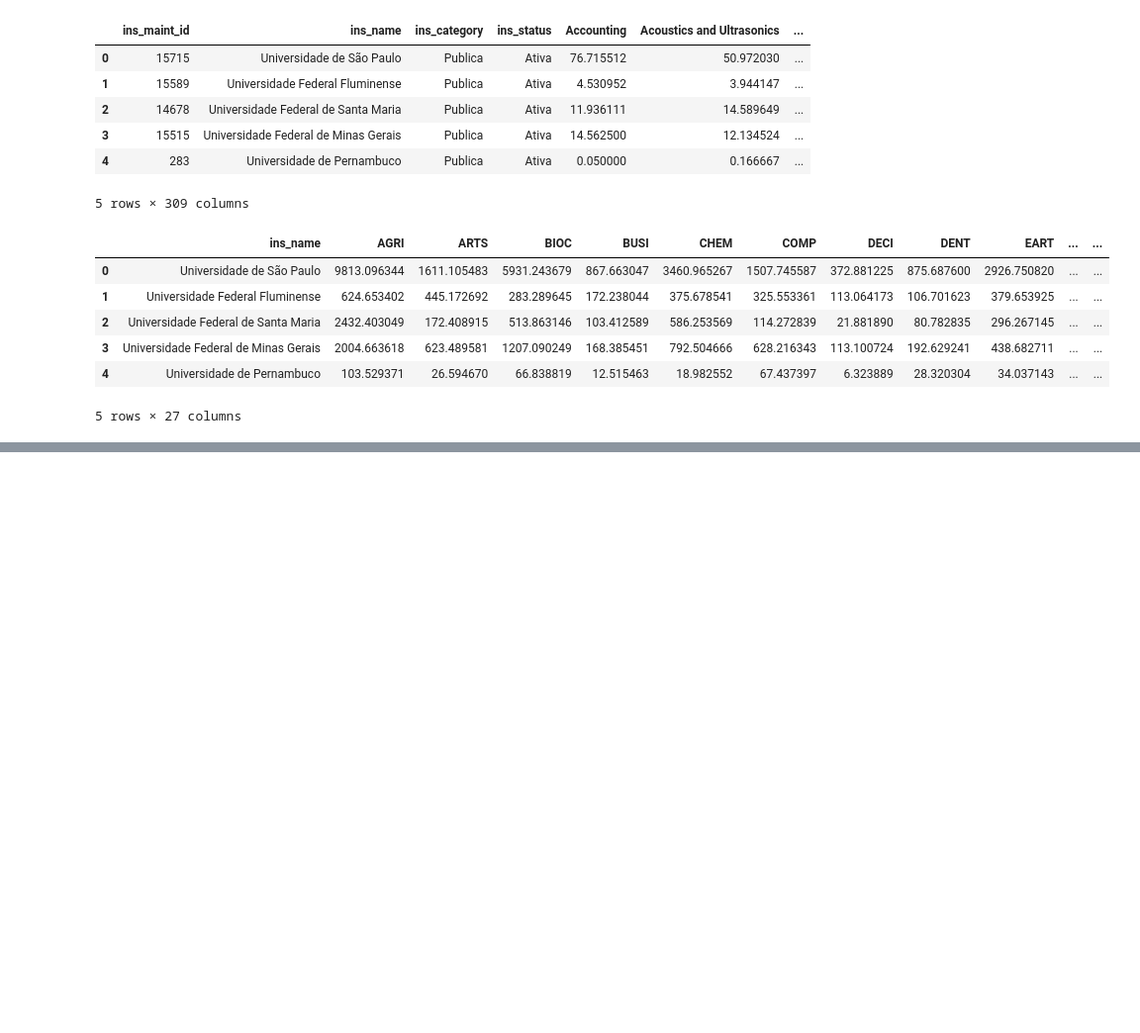
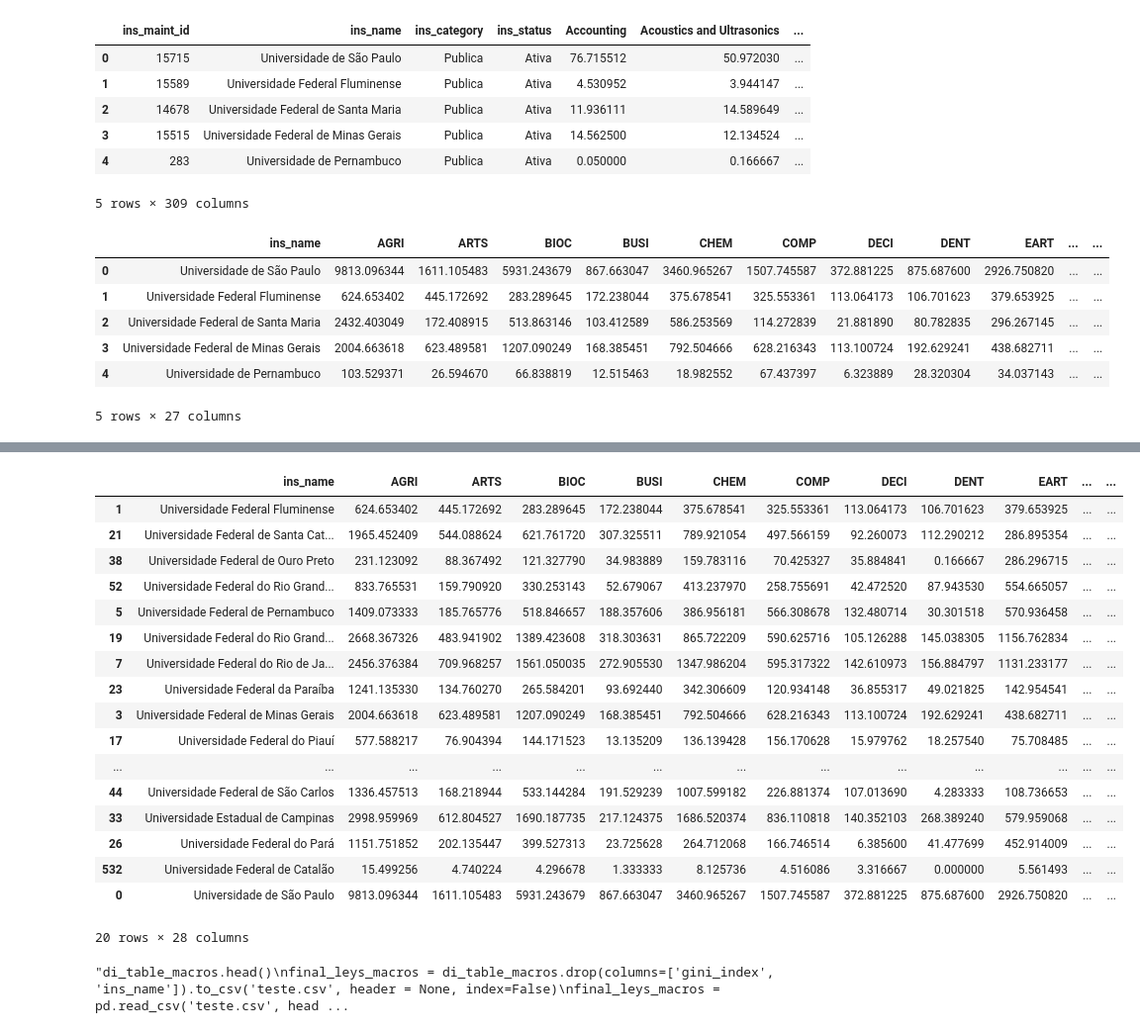
Before and after one commit to LucasdeLyra/Ranking-Interdisciplinaridade, a Jupyter notebook: analysis/basic_analysis.ipynb, the cells around one changed output, grey strips where cells are left out. Shown: that part at 99% size. Cells and saved outputs as stored; diff of their text form; code cells hidden in the pictures; blank space fills up the shorter version.

```diff
--- a/analysis/basic_analysis.ipynb
+++ b/analysis/basic_analysis.ipynb
@@ -373,0 +391,30 @@ plt.show()
+# %%
+di_table_macros.head(20)
+# %% [output]
+|  | ins_name | AGRI | ARTS | BIOC | BUSI | CHEM | COMP | DECI | DENT | EART | ... | ... |
+| 1 | Universidade Federal Fluminense | 624.653402 | 445.172692 | 283.289645 | 172.238044 | 375.678541 | 325.553361 | 113.064173 | 106.701623 | 379.653925 | ... | ... |
+| 21 | Universidade Federal de Santa Cat... | 1965.452409 | 544.088624 | 621.761720 | 307.325511 | 789.921054 | 497.566159 | 92.260073 | 112.290212 | 286.895354 | ... | ... |
+| 38 | Universidade Federal de Ouro Preto | 231.123092 | 88.367492 | 121.327790 | 34.983889 | 159.783116 | 70.425327 | 35.884841 | 0.166667 | 286.296715 | ... | ... |
+| 52 | Universidade Federal do Rio Grand... | 833.765531 | 159.790920 | 330.253143 | 52.679067 | 413.237970 | 258.755691 | 42.472520 | 87.943530 | 554.665057 | ... | ... |
+| 5 | Universidade Federal de Pernambuco | 1409.073333 | 185.765776 | 518.846657 | 188.357606 | 386.956181 | 566.308678 | 132.480714 | 30.301518 | 570.936458 | ... | ... |
+| 19 | Universidade Federal do Rio Grand... | 2668.367326 | 483.941902 | 1389.423608 | 318.303631 | 865.722209 | 590.625716 | 105.126288 | 145.038305 | 1156.762834 | ... | ... |
+| 7 | Universidade Federal do Rio de Ja... | 2456.376384 | 709.968257 | 1561.050035 | 272.905530 | 1347.986204 | 595.317322 | 142.610973 | 156.884797 | 1131.233177 | ... | ... |
+| 23 | Universidade Federal da Paraíba | 1241.135330 | 134.760270 | 265.584201 | 93.692440 | 342.306609 | 120.934148 | 36.855317 | 49.021825 | 142.954541 | ... | ... |
+| 3 | Universidade Federal de Minas Gerais | 2004.663618 | 623.489581 | 1207.090249 | 168.385451 | 792.504666 | 628.216343 | 113.100724 | 192.629241 | 438.682711 | ... | ... |
+| 17 | Universidade Federal do Piauí | 577.588217 | 76.904394 | 144.171523 | 13.135209 | 136.139428 | 156.170628 | 15.979762 | 18.257540 | 75.708485 | ... | ... |
+| ... | ... | ... | ... | ... | ... | ... | ... | ... | ... | ... | ... | ... |
+| 44 | Universidade Federal de São Carlos | 1336.457513 | 168.218944 | 533.144284 | 191.529239 | 1007.599182 | 226.881374 | 107.013690 | 4.283333 | 108.736653 | ... | ... |
+| 33 | Universidade Estadual de Campinas | 2998.959969 | 612.804527 | 1690.187735 | 217.124375 | 1686.520374 | 836.110818 | 140.352103 | 268.389240 | 579.959068 | ... | ... |
+| 26 | Universidade Federal do Pará | 1151.751852 | 202.135447 | 399.527313 | 23.725628 | 264.712068 | 166.746514 | 6.385600 | 41.477699 | 452.914009 | ... | ... |
+| 532 | Universidade Federal de Catalão | 15.499256 | 4.740224 | 4.296678 | 1.333333 | 8.125736 | 4.516086 | 3.316667 | 0.000000 | 5.561493 | ... | ... |
+| 0 | Universidade de São Paulo | 9813.096344 | 1611.105483 | 5931.243679 | 867.663047 | 3460.965267 | 1507.745587 | 372.881225 | 875.687600 | 2926.750820 | ... | ... |
+20 rows × 28 columns
+# %%
+"""di_table_macros.head()
+final_leys_macros = di_table_macros.drop(columns=['gini_index', 'ins_name']).to_csv('teste.csv', header = None, index=False)
+final_leys_macros = pd.read_csv('teste.csv', header=None)
+final_leys_macros.to_csv('leys_macros.csv', index=False, header=False)
+final_leys_subs = di_table_subs.drop(columns=['gini_index','ins_name']).T.to_csv('leys_subs.csv', index=True)
+"""
+# %% [output]
+"di_table_macros.head()\nfinal_leys_macros = di_table_macros.drop(columns=['gini_index', 'ins_name']).to_csv('teste.csv', header = None, index=False)\nfinal_leys_macros = pd.read_csv('teste.csv', head ...
```
Also changed, not shown: parts of 8 cells of this notebook, 2 other files.
